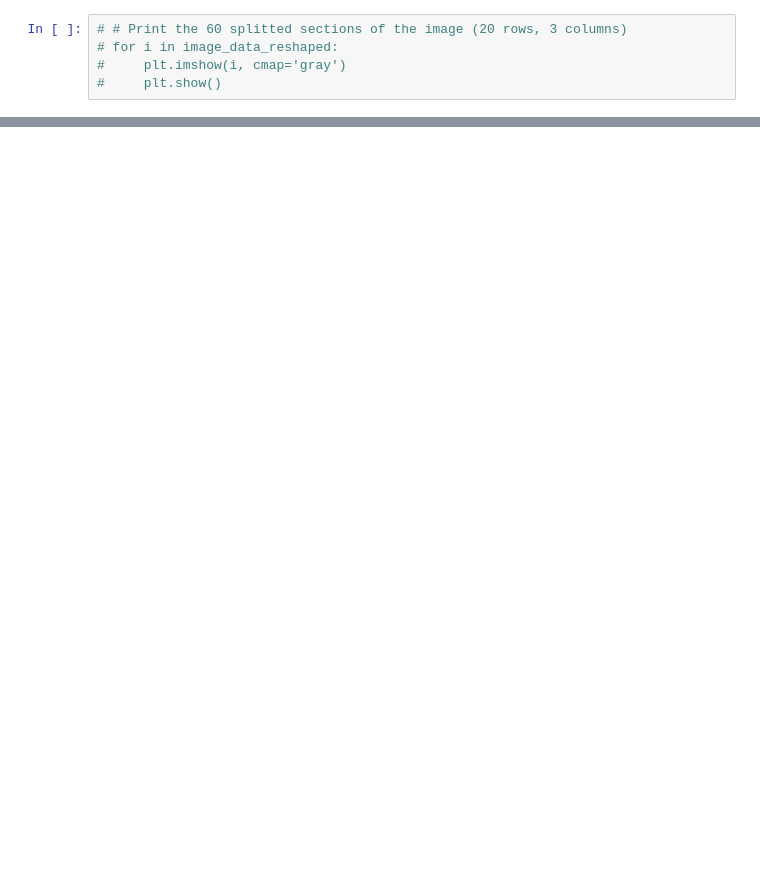
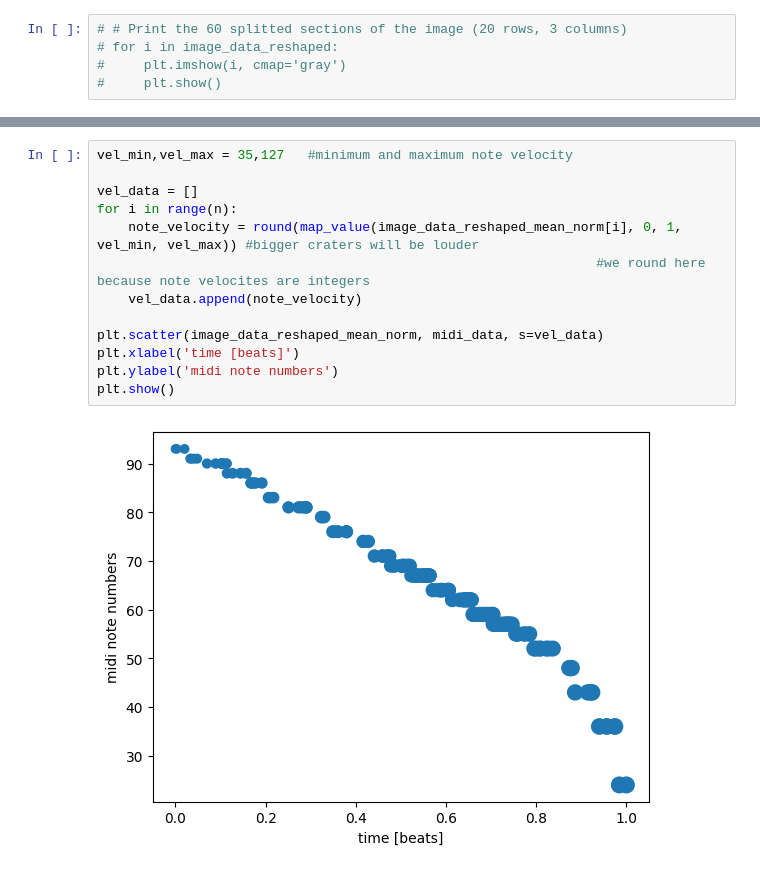
Before and after one commit to SuperSonicNASA/SuperSonic-Space-Sonification, a Jupyter notebook: OneDrive/Documents/Academia/Academia/Immersed the Sound of Space/analyze.ipynb, the cells around one changed output, grey strips where cells are left out. Drawn from its saved outputs; the diff is of its cells as text; blank space fills up the shorter version.

```diff
--- a/OneDrive/Documents/Academia/Academia/Immersed the Sound of Space/analyze.ipynb
+++ b/OneDrive/Documents/Academia/Academia/Immersed the Sound of Space/analyze.ipynb
@@ -116,0 +133,15 @@ print('Resolution:',n_notes, 'notes')
+# %%
+vel_min,vel_max = 35,127   #minimum and maximum note velocity
+
+vel_data = []
+for i in range(n):
+    note_velocity = round(map_value(image_data_reshaped_mean_norm[i], 0, 1, vel_min, vel_max)) #bigger craters will be louder
+                                                                #we round here because note velocites are integers
+    vel_data.append(note_velocity)
+
+plt.scatter(image_data_reshaped_mean_norm, midi_data, s=vel_data)
+plt.xlabel('time [beats]')
+plt.ylabel('midi note numbers')
+plt.show()
+# %% [output]
+[figure, added]
```
Also changed, not shown: parts of 8 cells of this notebook.
